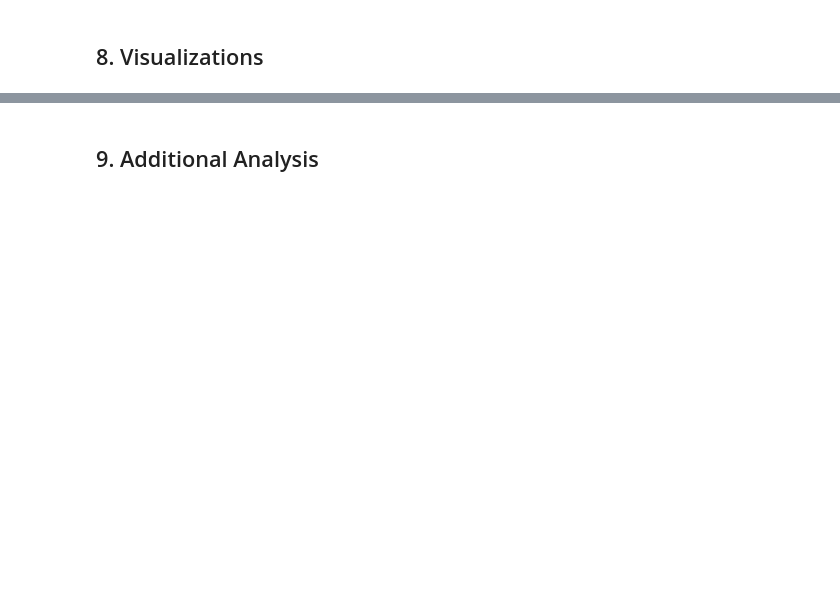
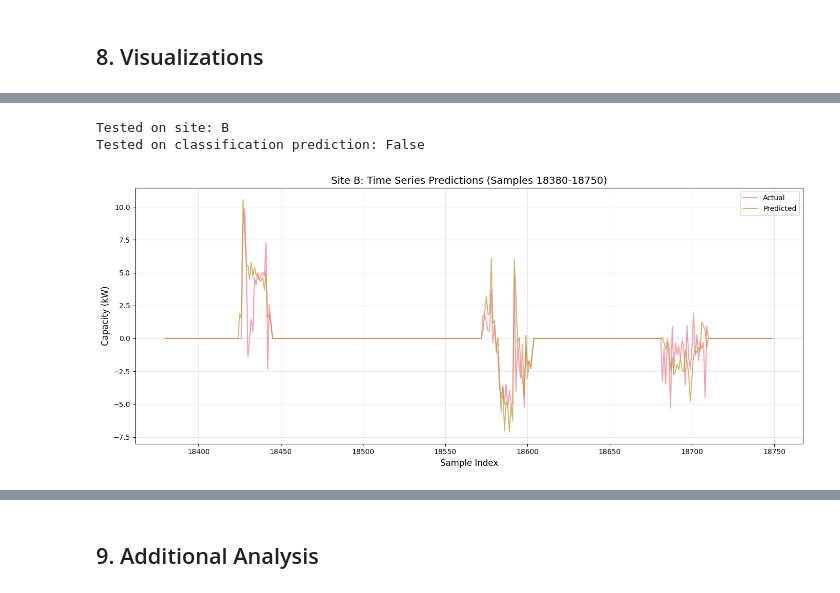
Before and after one commit to xXTime-OnXx/aicomp-flextrack, a Jupyter notebook: notebooks/evaluate_models.ipynb, the cells around one changed output, grey strips where cells are left out. Saved outputs shown, nothing was run; the diff lists cells and outputs as text; code cells hidden in the pictures; blank space fills up the shorter version.

```diff
--- a/notebooks/evaluate_models.ipynb
+++ b/notebooks/evaluate_models.ipynb
@@ -1176,3 +1622,79 @@ plt.show()
+# %%
+zoomed = 0
+
+if test_site == "A":
+    print(f"Tested on site: {test_site}")
+    print(f"Tested on classification prediction: {test_on_classification_prediction}")
+    if zoomed == 0: # Zoomed out view
+        sample_start = 500
+        sample_end = 3000
+    elif zoomed == 1: # Zoomed in on several events
+        sample_start = 420
+        sample_end = 1100
+    elif zoomed == 2: # 2 load shift cases
+        sample_start = 1800
+        sample_end = 2000
+    elif zoomed == 3: # 1 DR=+1 case and 1 load shift case
+        sample_start = 2100
+        sample_end = 2300
+    elif zoomed == 4: # 2 DR=+1 cases
+        sample_start = 2600
+        sample_end = 2800
+elif test_site == "B":
+    print(f"Tested on site: {test_site}")
+    print(f"Tested on classification prediction: {test_on_classification_prediction}")
+    if zoomed == 0: # Zoomed out view
+        sample_start = 500
+        sample_end = 3000
+    elif zoomed == 1: # Zoomed in on several events
+        sample_start = 510
+        sample_end = 890
+    elif zoomed == 2: # 2 load shift cases
+        sample_start = 510
+        sample_end = 600
+    elif zoomed == 3: # 1 DR=+1 case and 1 load shift case
+        sample_start = 1100
+        sample_end = 1200
+    elif zoomed == 4: # 2 DR=+1 cases
+        sample_start = 1840
+        sample_end = 1980
+elif test_site == "C":
+    print(f"Tested on site: {test_site}")
+    print(f"Tested on classification prediction: {test_on_classification_prediction}")
+    if zoomed == 0: # Zoomed out view
+        sample_start = 500
+        sample_end = 3000
+    elif zoomed == 1: # Zoomed in on several events
+        sample_start = 220
+        sample_end = 600
+    elif zoomed == 2: # 2 load shift cases
+        sample_start = 510
+        sample_end = 600
+    elif zoomed == 3: # 1 DR=+1 case and 1 load shift case
+        sample_start = 1100
+        sample_end = 1200
+    elif zoomed == 4: # 2 DR=+1 cases
+        sample_start = 1840
+        sample_end = 1980
+
+sample_start = 18380
+sample_end = 18750
+
+plt.figure(figsize=(14, 6))
+x = np.arange(sample_start, min(sample_end, len(targets)))
+plt.plot(x, targets[sample_start:sample_end], label='Actual', alpha=0.7, linewidth=1.5)
+plt.plot(x, predictions_corrected[sample_start:sample_end], label='Predicted', alpha=0.7, linewidth=1.5)
+plt.xlabel('Sample Index', fontsize=12)
+plt.ylabel('Capacity (kW)', fontsize=12)
+plt.title(f'Site {test_site}: Time Series Predictions (Samples {sample_start}-{sample_end})', fontsize=14)
+plt.legend()
+plt.grid(True, alpha=0.3)
+plt.tight_layout()
+plt.show()
+# %% [output]
+Tested on site: B
+Tested on classification prediction: False
+[figure, added]
 # %%
 print(targets[600])
 print(predictions[600])
```
Also changed, not shown: parts of 39 cells of this notebook, 3 other files.
